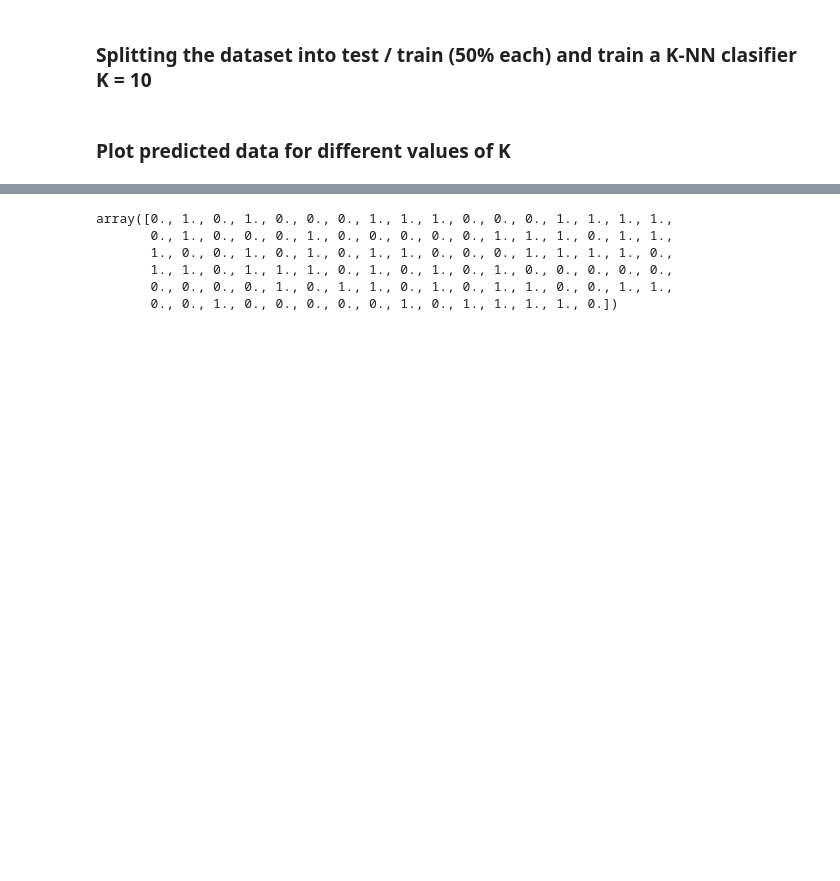
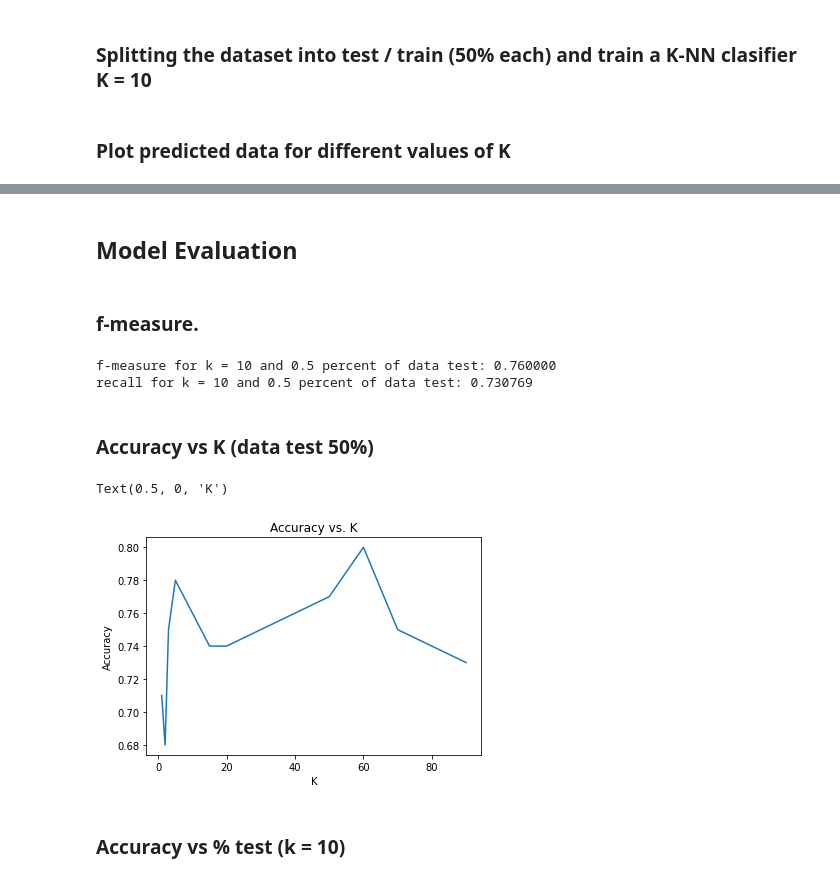
Before and after one commit to maximdorogov/Practicos_MachineLearning_UNS, a Jupyter notebook: k-NN 3.1.ipynb, the cells around one changed output, grey strips where cells are left out. Cells and saved outputs as stored; diff of their text form; code cells hidden in the pictures; blank space fills up the shorter version.

```diff
--- a/k-NN 3.1.ipynb
+++ b/k-NN 3.1.ipynb
@@ -75,9 +75,34 @@ plt.colorbar(ticks=[0, 1], format=formatter)
-# %%
-predicted_labels[0]
-# %% [output]
-array([0., 1., 0., 1., 0., 0., 0., 1., 1., 1., 0., 0., 0., 1., 1., 1., 1.,
-       0., 1., 0., 0., 0., 1., 0., 0., 0., 0., 0., 1., 1., 1., 0., 1., 1.,
-       1., 0., 0., 1., 0., 1., 0., 1., 1., 0., 0., 0., 1., 1., 1., 1., 0.,
-       1., 1., 0., 1., 1., 1., 0., 1., 0., 1., 0., 1., 0., 0., 0., 0., 0.,
-       0., 0., 0., 0., 1., 0., 1., 1., 0., 1., 0., 1., 1., 0., 0., 1., 1.,
-       0., 0., 1., 0., 0., 0., 0., 0., 1., 0., 1., 1., 1., 1., 0.])
+# %% [markdown]
+## Model Evaluation
+# %% [markdown]
+### f-measure.
+# %%
+fmeas = metrics.f1_score(target_test, predicted_labels[0])
+print("f-measure for k = 10 and 0.5 percent of data test: %f" %fmeas )
+recall = metrics.recall_score(target_test, predicted_labels[0])
+print("recall for k = 10 and 0.5 percent of data test: %f" %recall )
+# %% [output]
+f-measure for k = 10 and 0.5 percent of data test: 0.760000
+recall for k = 10 and 0.5 percent of data test: 0.730769
+# %% [markdown]
+### Accuracy vs K (data test 50%)
+# %%
+K = [1, 2, 3, 5, 10, 15, 20, 30, 50, 60, 70, 90]
+accur = []
+
+
+for k in K:
+    knn = neighbors.KNeighborsClassifier(n_neighbors = k).fit(data_train, target_train)
+    predicted_labels= knn.predict(data_test)
+    ## Return the fraction of correctly clasified samples
+    accur.append(metrics.accuracy_score(target_test, predicted_labels))
+# %%
+plt.plot(K, accur)
+plt.title('Accuracy vs. K')
+plt.ylabel('Accuracy')
+plt.xlabel('K')
+# %% [output]
+Text(0.5, 0, 'K')
+[figure, added]
+# %% [markdown]
+### Accuracy vs % test (k = 10)
```
Also changed, not shown: parts of 10 cells of this notebook.
